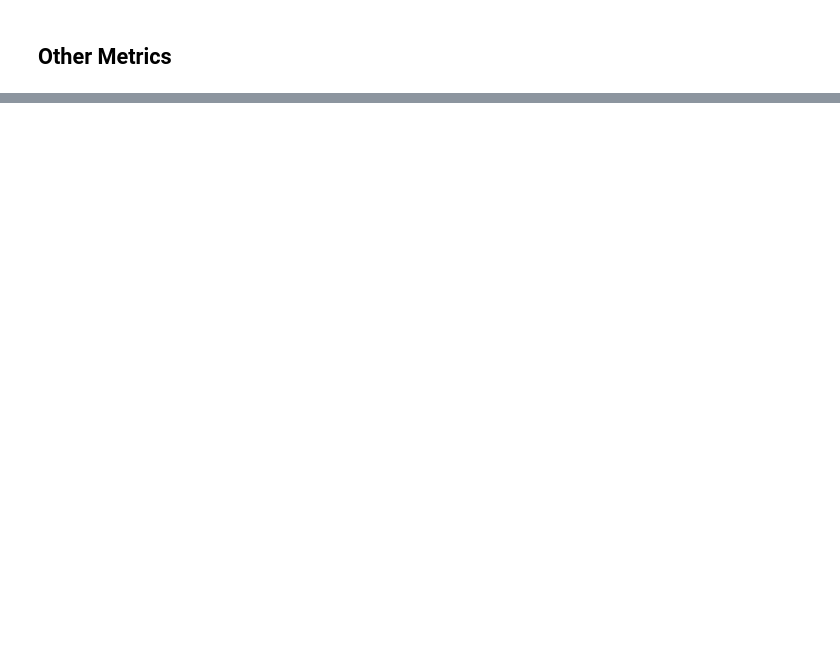
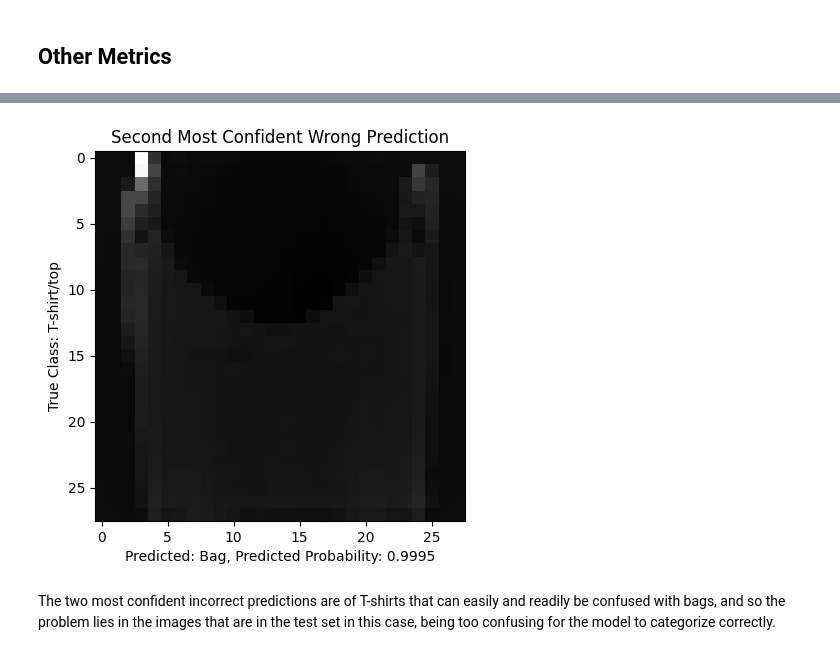
Before and after one commit to alexandergigliottipetruska/AI_projects, a Jupyter notebook: deep_learning/neural_network/5_neural_network_fashion_mnist.ipynb, the cells around one changed output, grey strips where cells are left out. Drawn from its saved outputs; the diff is of its cells as text; code cells hidden in the pictures; blank space fills up the shorter version.

```diff
--- a/deep_learning/neural_network/5_neural_network_fashion_mnist.ipynb
+++ b/deep_learning/neural_network/5_neural_network_fashion_mnist.ipynb
@@ -859,0 +892,3 @@ The test accuracy generally ranges from 82.5-84%, which is standard for a feedfo
+# %%
+most_confident_by_value = np.sort(-confidences)
+most_confident_by_value
@@ -859,0 +898,3 @@ The test accuracy generally ranges from 82.5-84%, which is standard for a feedfo
+# %%
+most_confident_by_index = np.argsort(-confidences)
+most_confident_wrong_index = incorrect_predictions_indices[most_confident_by_index[0]]
@@ -859,0 +905,2 @@ The test accuracy generally ranges from 82.5-84%, which is standard for a feedfo
+# %%
+test_images = test_dataset.tensors[0].reshape(60000, 28, 28)
@@ -859,0 +917,14 @@ The test accuracy generally ranges from 82.5-84%, which is standard for a feedfo
+# %%
+second_most_confident_wrong_index = incorrect_predictions_indices[most_confident_by_index[1]]
+# %%
+plt.imshow(test_images[second_most_confident_wrong_index, :, :], cmap="grey")
+
+plt.title("Second Most Confident Wrong Prediction")
+plt.xlabel("Predicted: {0}, Predicted Probability: {1:.4f}".format(class_names[preds[second_most_confident_wrong_index]], -most_confident_by_value[1]))
+plt.ylabel("True Class: {0}".format(class_names[y_test[second_most_confident_wrong_index]]))
+
+plt.show()
+# %% [output]
+[figure, added]
+# %% [markdown]
+The two most confident incorrect predictions are of T-shirts that can easily and readily be confused with bags, and so the problem lies in the images that are in the test set in this case, being too confusing for the model to categorize correctly.
```
Also changed, not shown: parts of 44 cells of this notebook.
